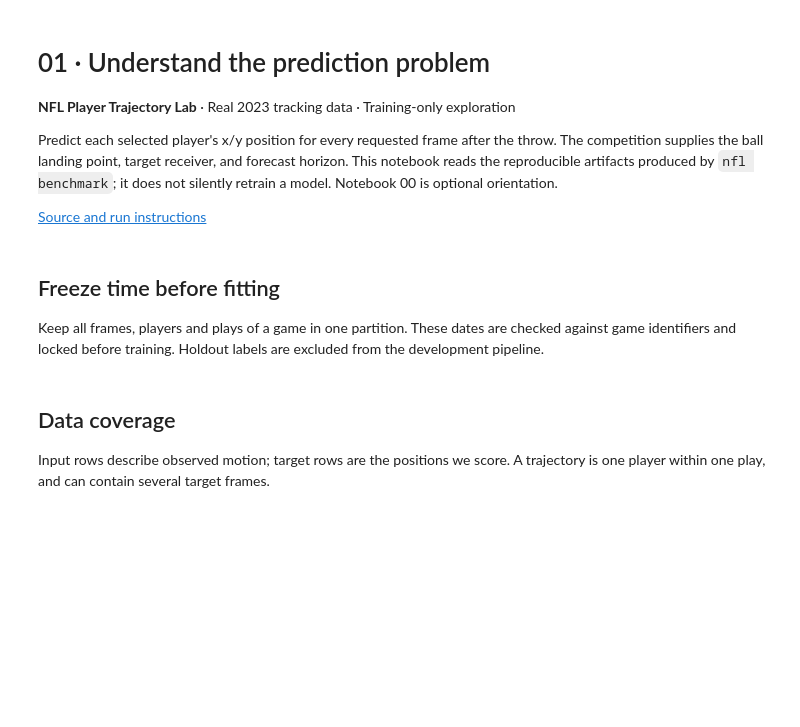
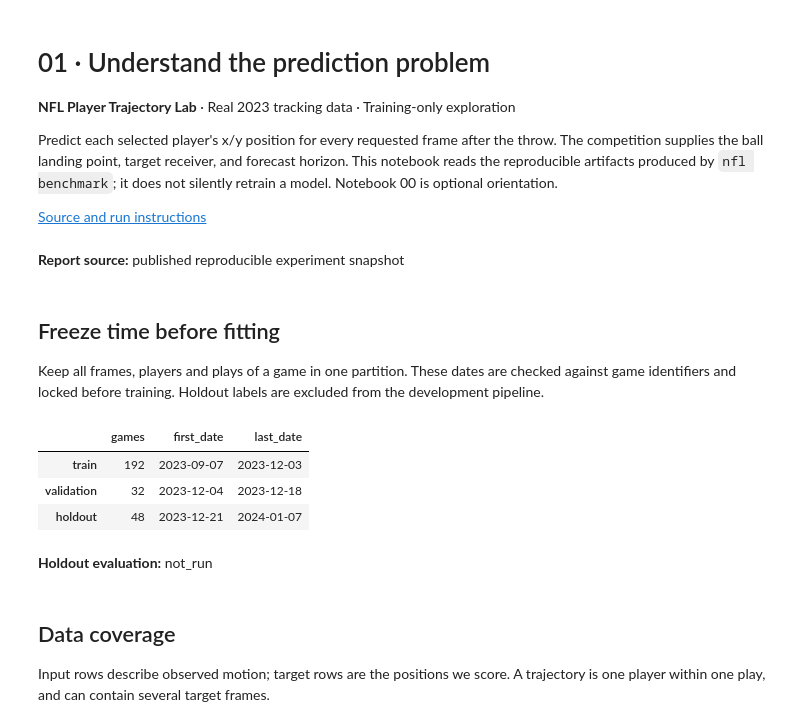
Before and after one commit to alvaromendizabal/nfl-player-trajectory, a Jupyter notebook: notebooks/01_data_analysis.ipynb, the cells around one changed output. Saved outputs shown, nothing was run; the diff lists cells and outputs as text; code cells hidden in the pictures; blank space fills up the shorter version.

```diff
--- a/notebooks/01_data_analysis.ipynb
+++ b/notebooks/01_data_analysis.ipynb
@@ -27,20 +27,43 @@ if READY:
     summary = json.loads((RESULTS / "summary.json").read_text())
     eda = json.loads((RESULTS / "eda.json").read_text())
     protocol = json.loads((RESULTS / "protocol.json").read_text())
-    display(Markdown("**Report source:** " + ("local benchmark artifacts" if RESULTS == LOCAL else "published reproducible experiment snapshot")))
+    display(
+        Markdown(
+            "**Report source:** "
+            + (
+                "local benchmark artifacts"
+                if RESULTS == LOCAL
+                else "published reproducible experiment snapshot"
+            )
+        )
+    )
 else:
-    display(Markdown(
-        "Run `nfl benchmark` after the data audit to create the real-data results. "
-        "No synthetic result is substituted here."
-    ))
+    display(
+        Markdown(
+            "Run `nfl benchmark` after the data audit to create the real-data results. "
+            "No synthetic result is substituted here."
+        )
+    )
+# %% [output]
+**Report source:** published reproducible experiment snapshot
 # %% [markdown]
 ## Freeze time before fitting
 
 Keep all frames, players and plays of a game in one partition. These dates are checked against game identifiers and locked before training. Holdout labels are excluded from the development pipeline.
 # %%
 if READY:
-    display(pd.DataFrame.from_dict(protocol["partitions"], orient="index").loc[["train", "validation", "holdout"]])
+    display(
+        pd.DataFrame.from_dict(protocol["partitions"], orient="index").loc[
+            ["train", "validation", "holdout"]
+        ]
+    )
     display(Markdown("**Holdout evaluation:** " + summary["holdout_evaluation"]))
+# %% [output]
+|  | games | first_date | last_date |
+| train | 192 | 2023-09-07 | 2023-12-03 |
+| validation | 32 | 2023-12-04 | 2023-12-18 |
+| holdout | 48 | 2023-12-21 | 2024-01-07 |
+**Holdout evaluation:** not_run
 # %% [markdown]
 ## Data coverage
 
```
Also changed, not shown: parts of 3 cells of this notebook, 9 other files.
